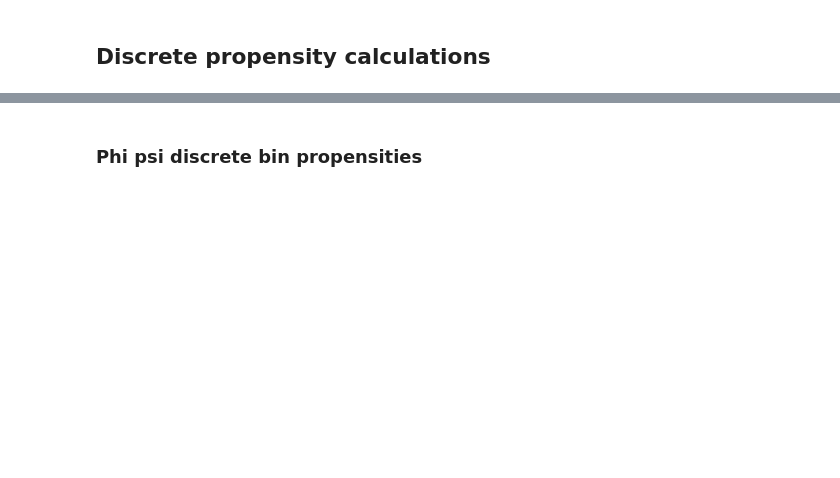
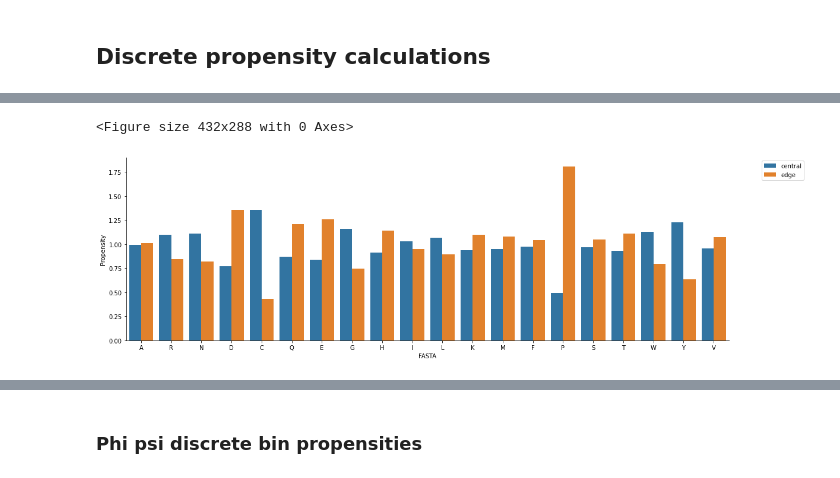
Before and after one commit to kls93/BetaStats, a Jupyter notebook: Propensity_analysis_sandwiches.ipynb, the cells around one changed output, grey strips where cells are left out. Cells and saved outputs as stored; diff of their text form; code cells hidden in the pictures; blank space fills up the shorter version.

```diff
--- a/Propensity_analysis_sandwiches.ipynb
+++ b/Propensity_analysis_sandwiches.ipynb
@@ -1823,0 +1151,4 @@ int_ext_frequency
+# %%
+edge_cen_propensity, edge_cen_frequency, edge_cen_normed_frequencies = calc_indv_property_propensities(
+    sandwich_df, 'edge_or_central', aa_dict
+)
@@ -1824,3 +1195,6 @@ int_ext_frequency
 # %%
-plot_bar_graphs(int_ext_propensity, 'Propensity', True, 'Int_ext_discrete_propensity')
+plot_bar_graphs(edge_cen_propensity, 'Propensity', True, 'Edge_cen_discrete_propensity')
+# %% [output]
+<Figure size 432x288 with 0 Axes>
+[figure, added]
 # %%
```
Also changed, not shown: parts of 720 cells of this notebook, 11 other files.
